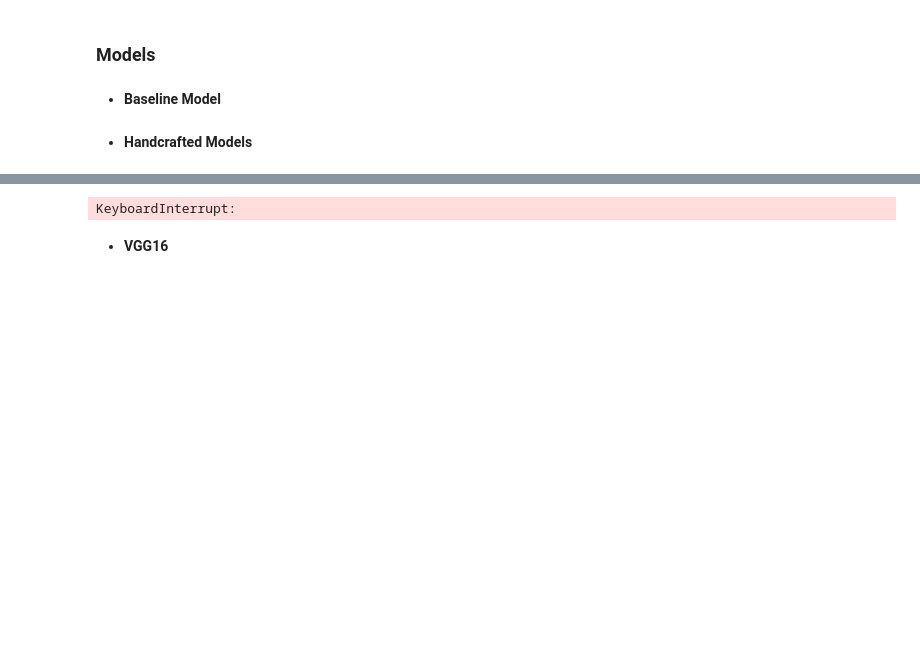
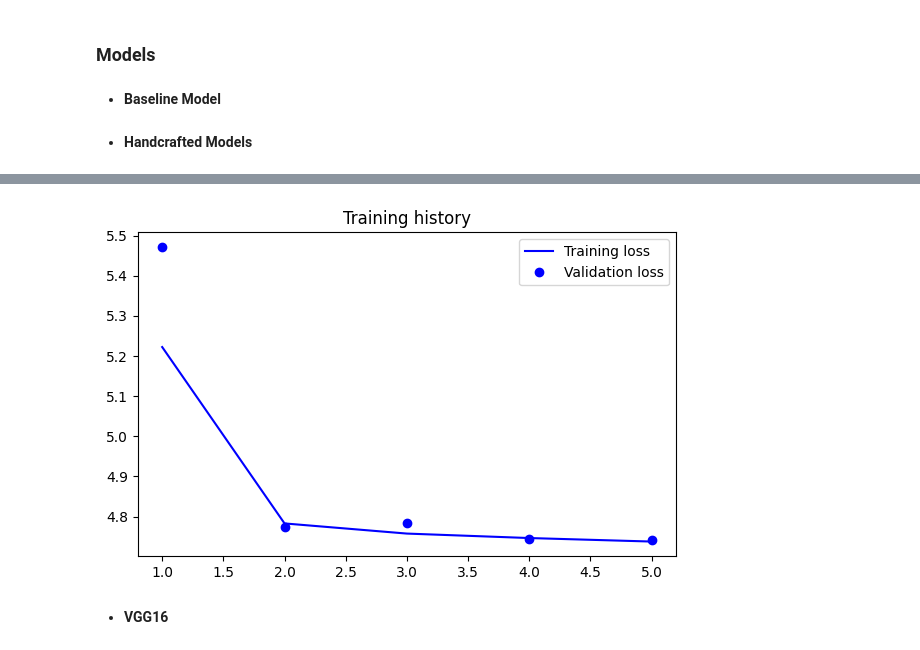
Before and after one commit to fmportela/deep-learning-23-24-nova-ims-group-project, a Jupyter notebook: 4-model-train.ipynb, the cells around one changed output, grey strips where cells are left out. Cells and saved outputs as stored; diff of their text form; code cells hidden in the pictures; blank space fills up the shorter version.

```diff
--- a/4-model-train.ipynb
+++ b/4-model-train.ipynb
@@ -615,6 +615,10 @@ plot_loss_history(history)
 # *********************************
 
 def handcrafted_v1(model_name: str):
+
+    # NOTES
+    # the idea here is to craft a model and train it from scratch
+    # ... we are not expecting great results due to the size and complexity of our dataset
 
     batch_size = 16
     image_size = (64, 64)
@@ -694,7 +698,7 @@ def handcrafted_v1(model_name: str):
 
         ModelCheckpoint(filepath=os.path.join(MODELS_PATH, f'{model_name}.keras'),
                         monitor=monitor,
-                        save_best_only=False,
+                        save_best_only=True,
                         verbose=1),
 
         ReduceLROnPlateau(monitor=monitor,
@@ -704,8 +708,9 @@ def handcrafted_v1(model_name: str):
                           verbose=1)
     ]
 
+    # model fitting
     history = model.fit(augmented_train_data,
-                       epochs=50,
+                       epochs=5,
                        validation_data=val_data,
                        class_weight=CLASS_WEIGHTS,
                        callbacks=callbacks_list,
@@ -740,4 +745,4 @@ Epoch 17: saving model to model_dir\models\handcrafted_v1.keras
-KeyboardInterrupt:
+[figure, added]
 # %% [markdown]
 - **VGG16**
 # %%
```
Also changed, not shown: parts of 7 cells of this notebook.
